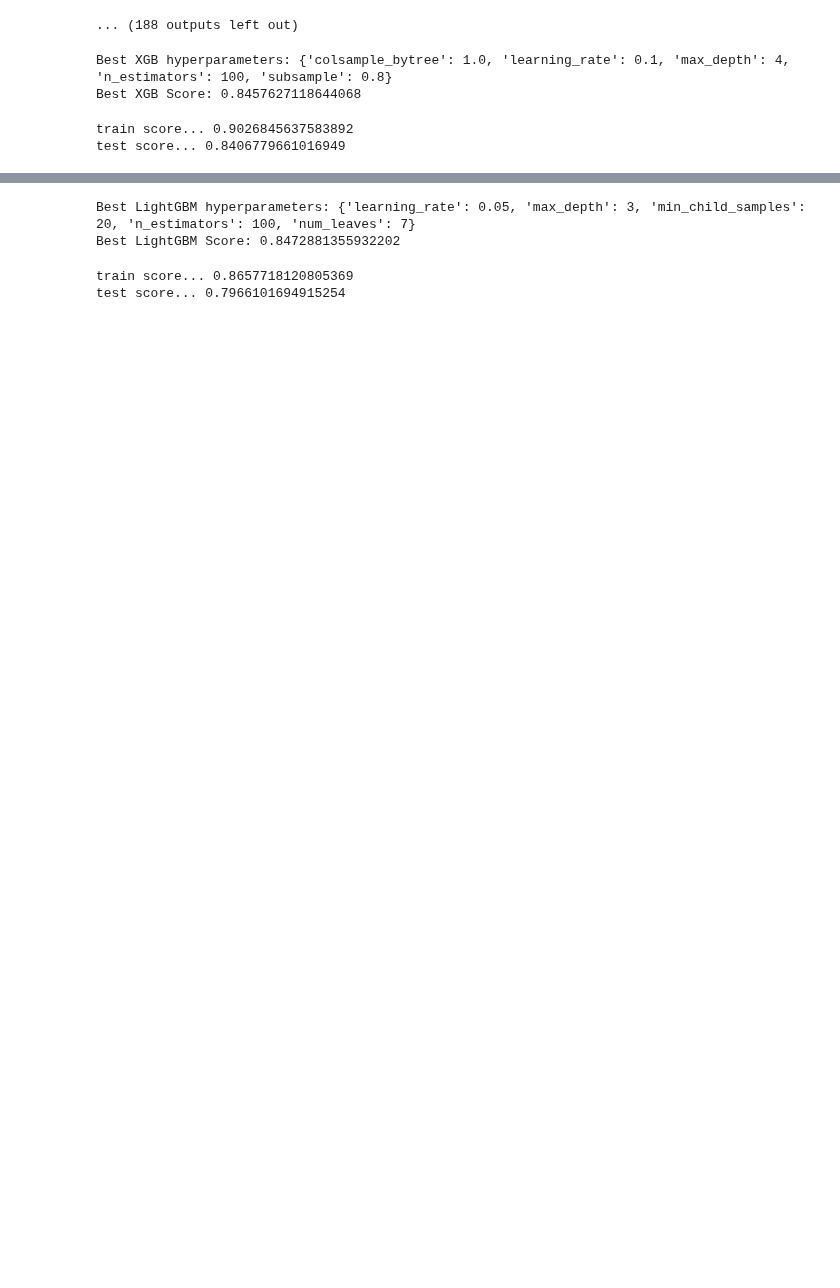
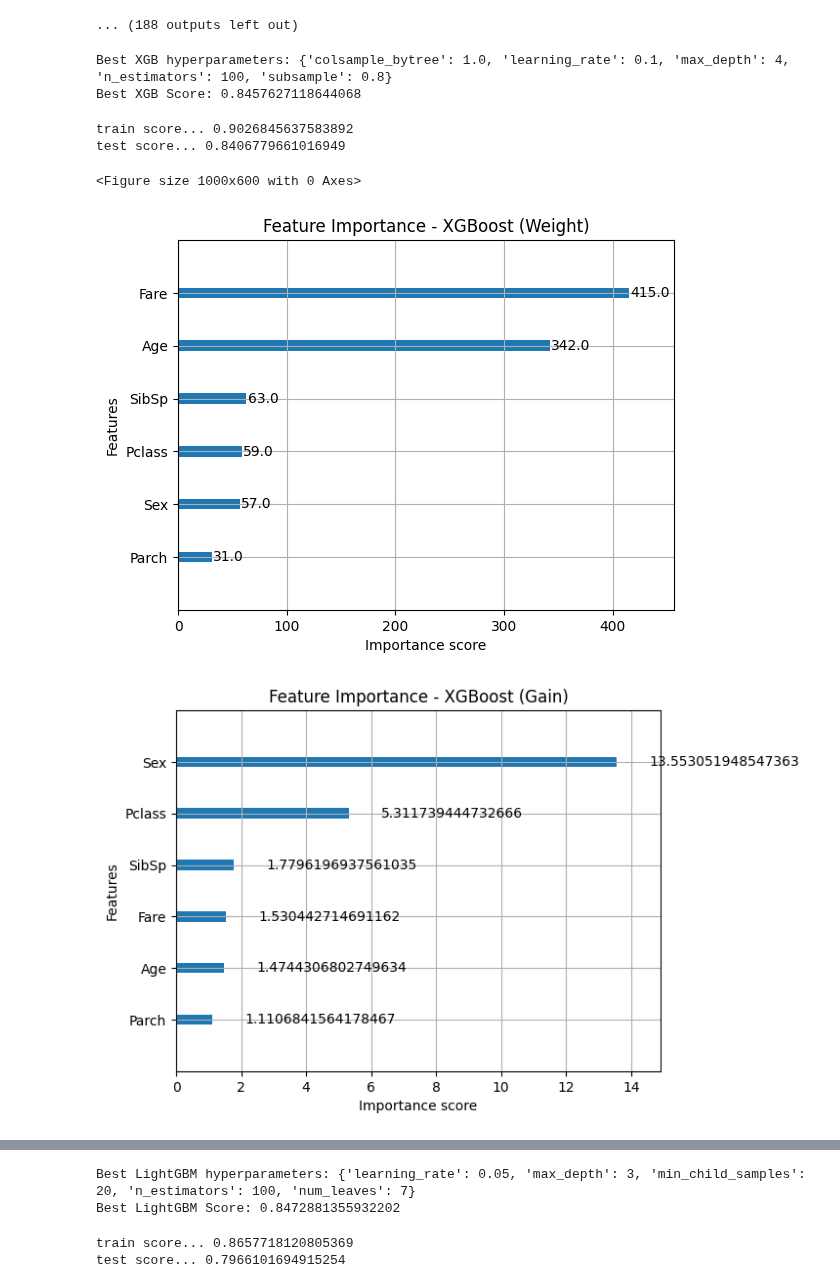
Before and after one commit to egmwas/Titanic-Survival-Analysis, a Jupyter notebook: exploration_and_machine__learning_of__titanic_dataset.ipynb, the cells around one changed output, grey strips where cells are left out. Cells and saved outputs as stored; diff of their text form; code cells hidden in the pictures; blank space fills up the shorter version.

```diff
--- a/exploration_and_machine__learning_of__titanic_dataset.ipynb
+++ b/exploration_and_machine__learning_of__titanic_dataset.ipynb
@@ -487,6 +518,25 @@ print('test score...', accuracy_score(y_test, xgb_clf.predict(X_test)))
 # %% [output]
 train score... 0.9026845637583892
 test score... 0.8406779661016949
+# %%
+# Feature importance plot for XGBoost
+from xgboost import plot_importance
+
+plt.figure(figsize=(10, 6))
+plot_importance(xgb_clf.best_estimator_, importance_type='weight')
+plt.title('Feature Importance - XGBoost (Weight)')
+plt.savefig('xgb_feature_importance.png')
+plt.show()
+
+
+plot_importance(xgb_clf.best_estimator_, importance_type='gain')
+plt.title('Feature Importance - XGBoost (Gain)')
+plt.savefig('xgb_feature_importance.png')
+plt.show()
+# %% [output]
+<Figure size 1000x600 with 0 Axes>
+[figure, added]
+[figure, added]
 # %%
 from lightgbm import LGBMClassifier
 
```
Also changed, not shown: parts of 8 cells of this notebook.
